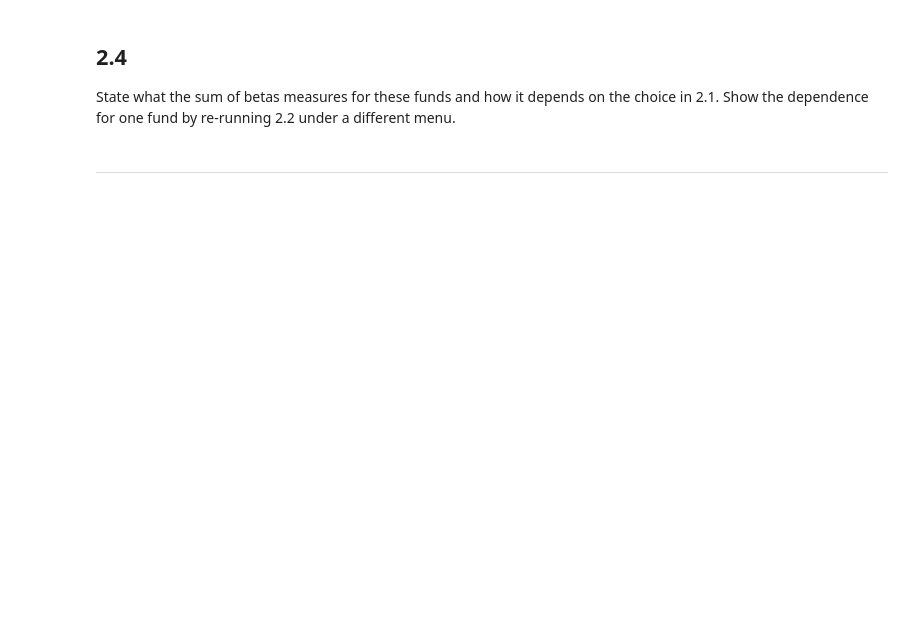
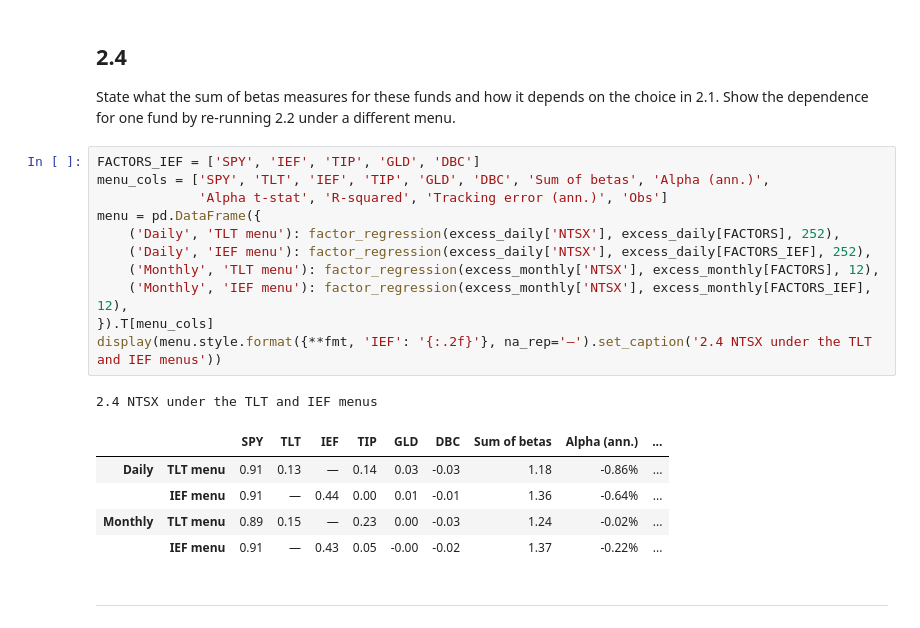
Before and after one commit to hannahkong1/midterm-project, a Jupyter notebook: risk_parity.ipynb, the cells around one changed output. Saved outputs shown, nothing was run; the diff lists cells and outputs as text; blank space fills up the shorter version.

```diff
--- a/risk_parity.ipynb
+++ b/risk_parity.ipynb
@@ -336,5 +400,23 @@ Repeat the daily regression on a trailing 252-day window, stepped forward 21 tra
 ## 2.4
 
 State what the sum of betas measures for these funds and how it depends on the choice in 2.1. Show the dependence for one fund by re-running 2.2 under a different menu.
+# %%
+FACTORS_IEF = ['SPY', 'IEF', 'TIP', 'GLD', 'DBC']
+menu_cols = ['SPY', 'TLT', 'IEF', 'TIP', 'GLD', 'DBC', 'Sum of betas', 'Alpha (ann.)',
+             'Alpha t-stat', 'R-squared', 'Tracking error (ann.)', 'Obs']
+menu = pd.DataFrame({
+    ('Daily', 'TLT menu'): factor_regression(excess_daily['NTSX'], excess_daily[FACTORS], 252),
+    ('Daily', 'IEF menu'): factor_regression(excess_daily['NTSX'], excess_daily[FACTORS_IEF], 252),
+    ('Monthly', 'TLT menu'): factor_regression(excess_monthly['NTSX'], excess_monthly[FACTORS], 12),
+    ('Monthly', 'IEF menu'): factor_regression(excess_monthly['NTSX'], excess_monthly[FACTORS_IEF], 12),
+}).T[menu_cols]
+display(menu.style.format({**fmt, 'IEF': '{:.2f}'}, na_rep='—').set_caption('2.4 NTSX under the TLT and IEF menus'))
+# %% [output]
+2.4 NTSX under the TLT and IEF menus
+|  |  | SPY | TLT | IEF | TIP | GLD | DBC | Sum of betas | Alpha (ann.) | ... |
+| Daily | TLT menu | 0.91 | 0.13 | — | 0.14 | 0.03 | -0.03 | 1.18 | -0.86% | ... |
+|  | IEF menu | 0.91 | — | 0.44 | 0.00 | 0.01 | -0.01 | 1.36 | -0.64% | ... |
+| Monthly | TLT menu | 0.89 | 0.15 | — | 0.23 | 0.00 | -0.03 | 1.24 | -0.02% | ... |
+|  | IEF menu | 0.91 | — | 0.43 | 0.05 | -0.00 | -0.02 | 1.37 | -0.22% | ... |
 # %% [markdown]
 ***
```
Also changed, not shown: parts of 3 cells of this notebook.
